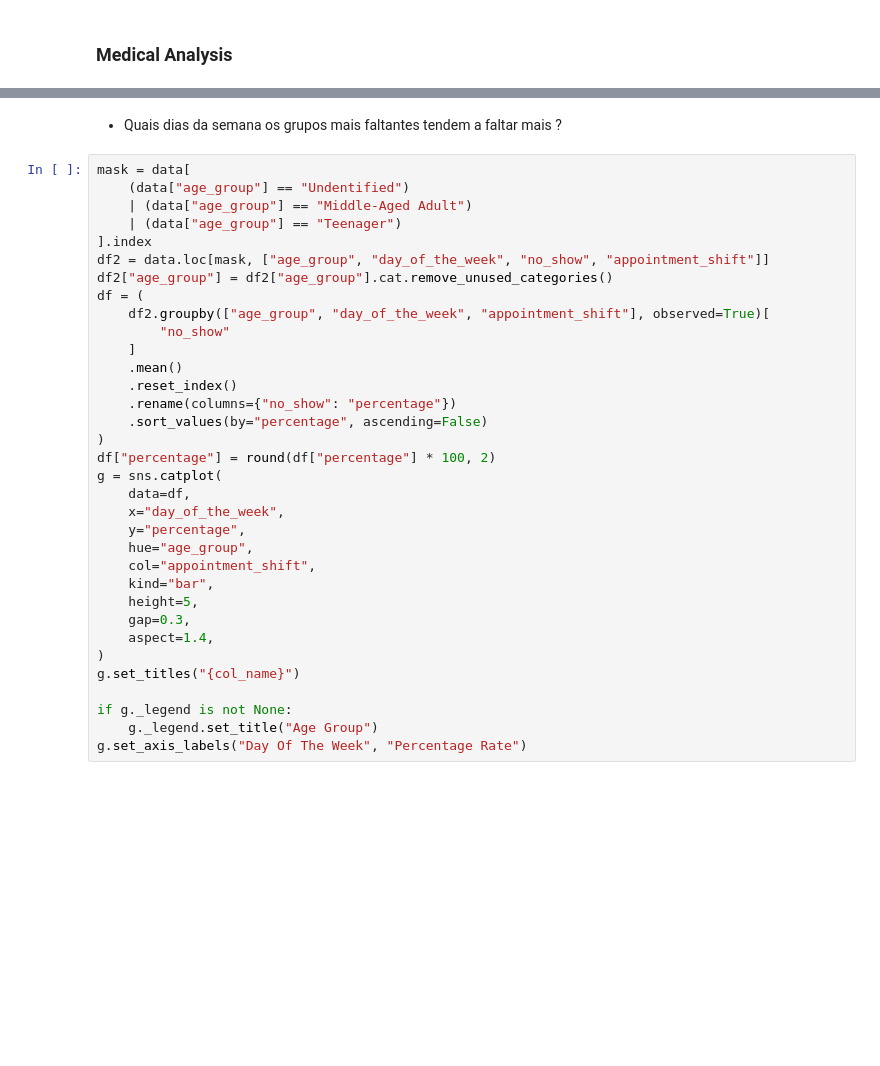
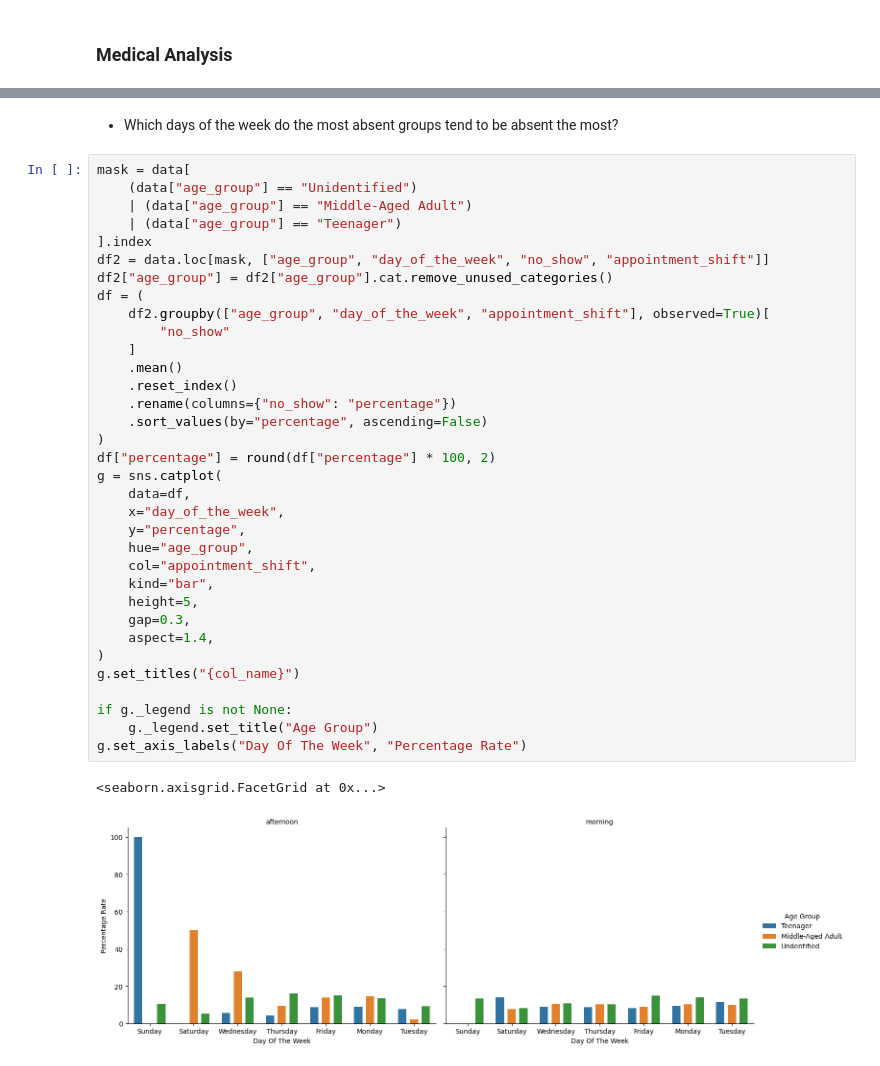
Before and after one commit to NikiReis/NoShowGuard, a Jupyter notebook: notebooks/01_eda.ipynb, the cells around one changed output, grey strips where cells are left out. Saved outputs shown, nothing was run; the diff lists cells and outputs as text; blank space fills up the shorter version.

```diff
--- a/notebooks/01_eda.ipynb
+++ b/notebooks/01_eda.ipynb
@@ -316,36 +427,39 @@ plt.show()
 # %% [markdown]
-- Quais dias da semana os grupos mais faltantes tendem a faltar mais ?
+- Which days of the week do the most absent groups tend to be absent the most?
 # %%
 mask = data[
-    (data["age_group"] == "Undentified")
+    (data["age_group"] == "Unidentified")
     | (data["age_group"] == "Middle-Aged Adult")
     | (data["age_group"] == "Teenager")
 ].index
 df2 = data.loc[mask, ["age_group", "day_of_the_week", "no_show", "appointment_shift"]]
 df2["age_group"] = df2["age_group"].cat.remove_unused_categories()
 df = (
     df2.groupby(["age_group", "day_of_the_week", "appointment_shift"], observed=True)[
         "no_show"
     ]
     .mean()
     .reset_index()
     .rename(columns={"no_show": "percentage"})
     .sort_values(by="percentage", ascending=False)
 )
 df["percentage"] = round(df["percentage"] * 100, 2)
 g = sns.catplot(
     data=df,
     x="day_of_the_week",
     y="percentage",
     hue="age_group",
     col="appointment_shift",
     kind="bar",
     height=5,
     gap=0.3,
     aspect=1.4,
 )
 g.set_titles("{col_name}")
 
 if g._legend is not None:
     g._legend.set_title("Age Group")
 g.set_axis_labels("Day Of The Week", "Percentage Rate")
+# %% [output]
+<seaborn.axisgrid.FacetGrid at 0x...>
+[figure, added]
```
Also changed, not shown: parts of 21 cells of this notebook, 3 other files.
